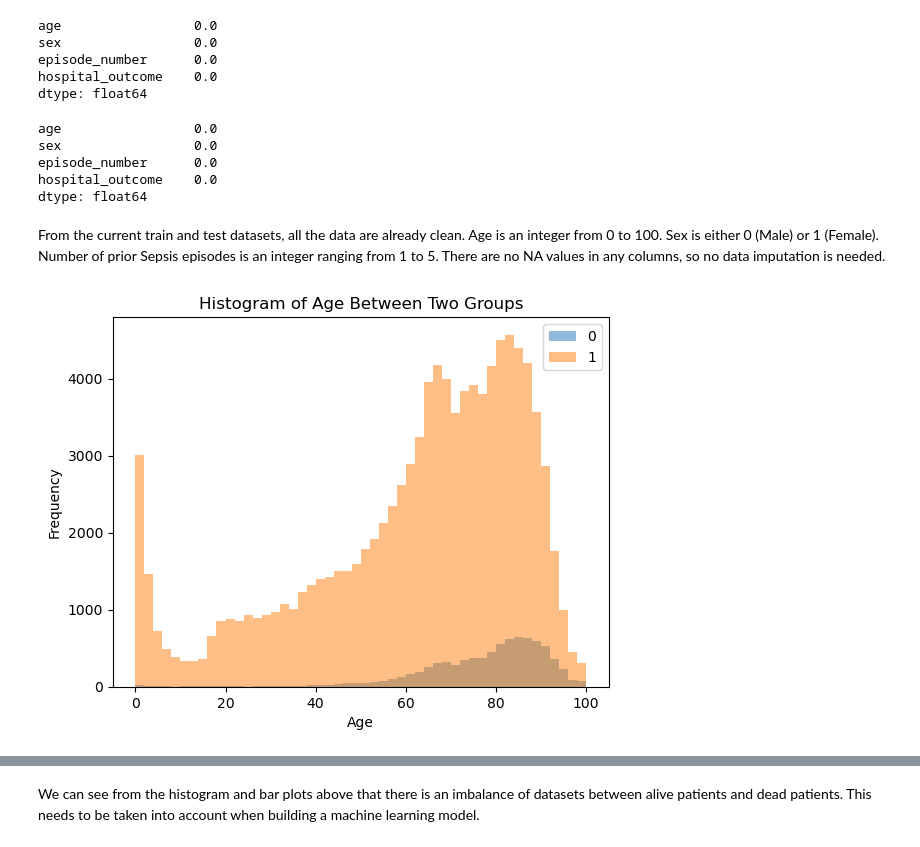
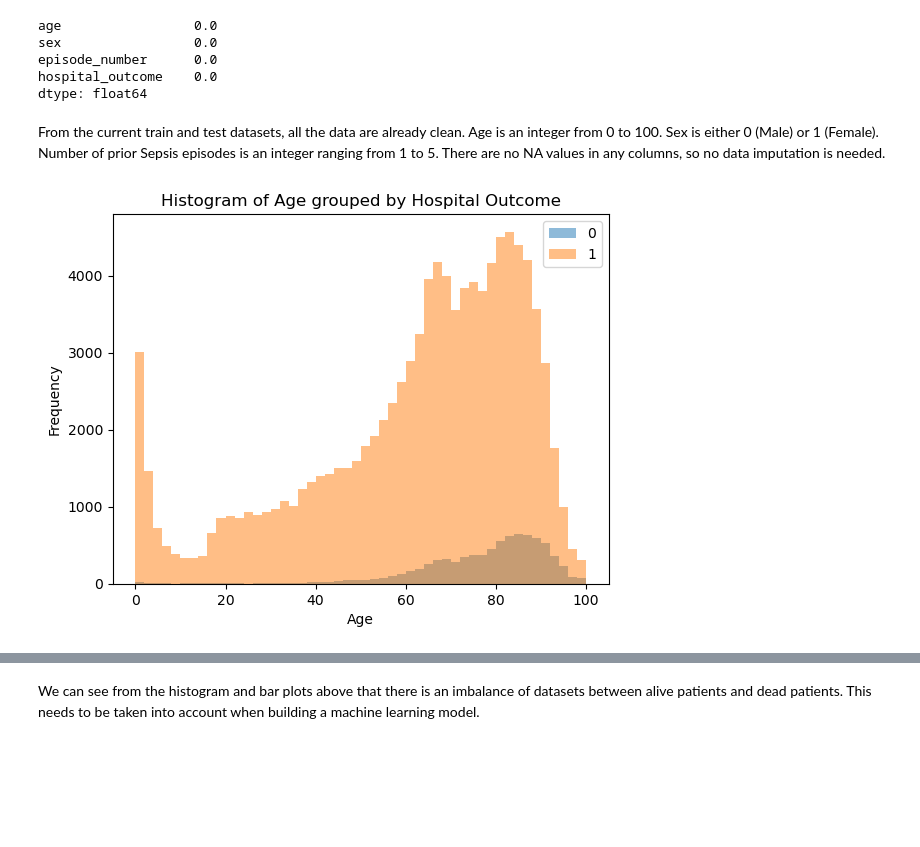
Before and after one commit to Eligoze75/Sepsis-Survival-Minimal-Clinical-Records, a Jupyter notebook: src/sepsis-predictor-report.ipynb, the cells around one changed output, grey strips where cells are left out. Drawn from its saved outputs; the diff is of its cells as text; code cells hidden in the pictures; blank space fills up the shorter version.

Commit message:
Merged all three NBs, added visualizations to EDA, adapted modeling module, generated shap summary plot

```diff
--- a/src/sepsis-predictor-report.ipynb
+++ b/src/sepsis-predictor-report.ipynb
@@ -46,11 +35,17 @@ train_df
 # %%
-test_df = load_ucisepsis('s41598-020-73558-3_sepsis_survival_study_cohort.csv')
+# Rename column names
+train_df = train_df.rename(
+    columns={
+        "age_years": "age",
+        "sex_0male_1female": "sex",
+        "hospital_outcome_1alive_0dead": "hospital_outcome",
+    }
+)
 
-# Rename column names
-test_df = test_df.rename(columns={
-    'age_years': 'age',
-    'sex_0male_1female': 'sex',
-    'hospital_outcome_1alive_0dead': 'hospital_outcome',
-})
-
-test_df
+test_df = test_df.rename(
+    columns={
+        "age_years": "age",
+        "sex_0male_1female": "sex",
+        "hospital_outcome_1alive_0dead": "hospital_outcome",
+    }
+)
@@ -90,22 +71,18 @@ sex                 0.0
 episode_number      0.0
 hospital_outcome    0.0
 dtype: float64
-# %%
-# Check if there are any NAs in the test df
-test_df.isna().mean()
-# %% [output]
-age                 0.0
-sex                 0.0
-episode_number      0.0
-hospital_outcome    0.0
-dtype: float64
 # %% [markdown]
 From the current train and test datasets, all the data are already clean. Age is an integer from 0 to 100. Sex is either 0 (Male) or 1 (Female). Number of prior Sepsis episodes is an integer ranging from 1 to 5. There are no NA values in any columns, so no data imputation is needed.
 # %%
 # Visualize histogram of the age feature grouped by hospital_outcome
-train_df.groupby("hospital_outcome")['age'].plot.hist(
-    bins=50, alpha=0.5, legend=True, density = False, title = "Histogram of Age Between Two Groups");
+train_df.groupby("hospital_outcome")["age"].plot.hist(
+    bins=50,
+    alpha=0.5,
+    legend=True,
+    density=False,
+    title="Histogram of Age grouped by Hospital Outcome",
+)
 plt.xlabel("Age")
 plt.show()
 # %% [output]
-[figure, old version]
+[figure, new version]
```
Also changed, not shown: parts of 23 cells of this notebook, 6 other files.
